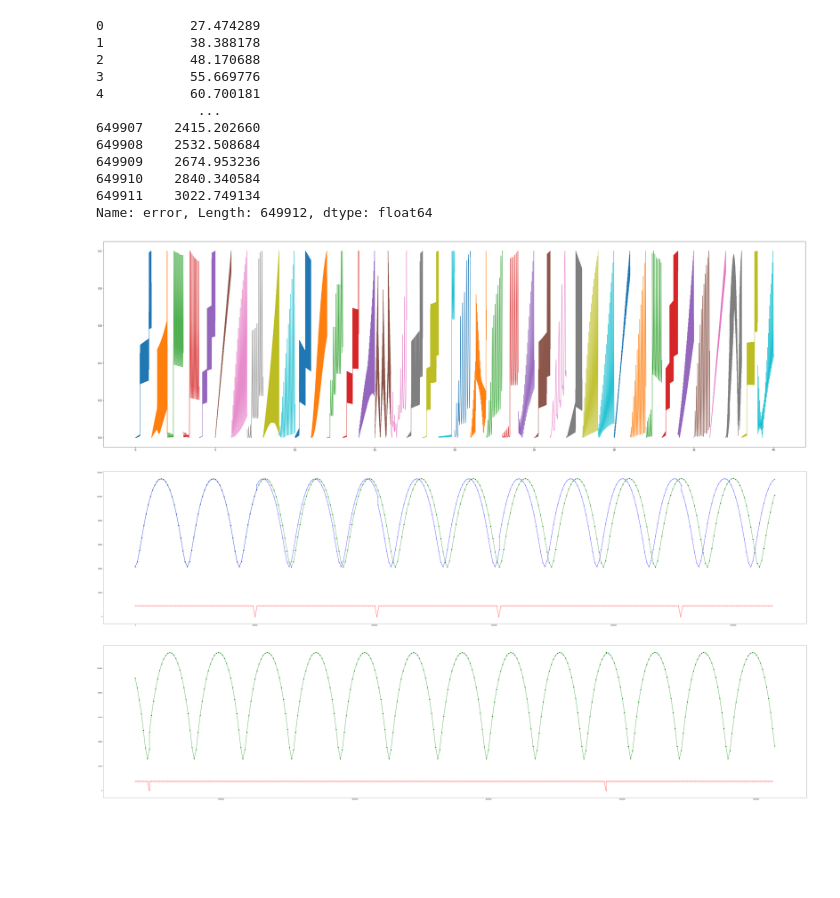
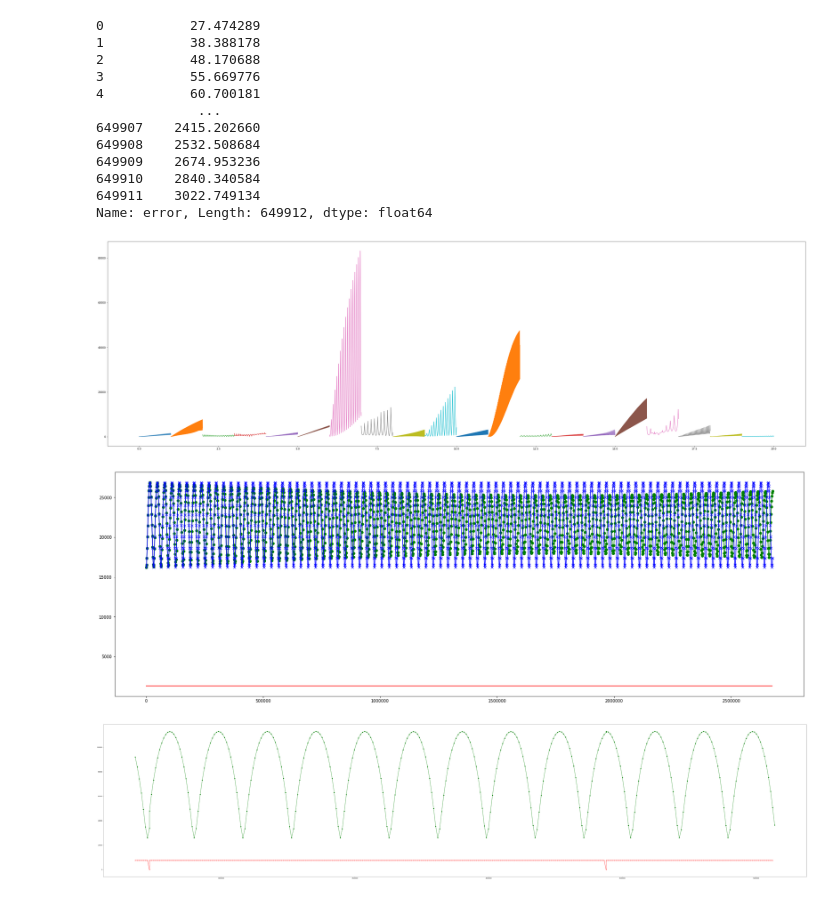
Before and after one commit to KirillRuSS/IDAO-2020, a Jupyter notebook: IDAO-2020.ipynb, the cells around one changed output. Cells and saved outputs as stored; diff of their text form; code cells hidden in the pictures; blank space fills up the shorter version.

```diff
--- a/IDAO-2020.ipynb
+++ b/IDAO-2020.ipynb
@@ -20,3 +21,17 @@ df.head()
 | 2 | 2 | 2014-01-01T01:33:26.001 | 0 | -10578.684043 | -10180.467460 | -24238.280949 | 0.277435 | -4.047522 | 0.723155 | -10571.858472 | -10145.939908 | ... |
 | 3 | 3 | 2014-01-01T02:20:09.001 | 0 | -9148.251857 | -20651.437460 | -20720.381279 | 0.715600 | -3.373762 | 1.722115 | -9149.620794 | -20618.200201 | ... |
 | 4 | 4 | 2014-01-01T03:06:52.002 | 0 | -6719.092336 | -28929.061629 | -14938.907967 | 0.992507 | -2.519732 | 2.344703 | -6729.358857 | -28902.271436 | ... |
+# %%
+for sat_id in df['sat_id'].unique():
+    sat = df[df.sat_id==sat_id]
+    sat_array = sat[['x_sim', 'y_sim', 'z_sim', 'Vx_sim', 'Vy_sim', 'Vz_sim']].to_numpy()
+    new_sat_array = sat[['x_sim', 'y_sim', 'z_sim', 'Vx_sim', 'Vy_sim', 'Vz_sim']].to_numpy()
+
+    j = 0
+    for i, dt in enumerate(sat['total_seconds'].diff().shift(-1)):
+        new_sat_array[i] = sat_array[i-j]
+        if dt < 1:
+            j+=1
+
+    sat[['x_sim', 'y_sim', 'z_sim', 'Vx_sim', 'Vy_sim', 'Vz_sim']]=new_sat_array
+    df[df.sat_id==sat_id]=sat
@@ -66,41 +87,41 @@ Name: error, Length: 649912, dtype: float64
 # %%
 plt.figure(figsize = (50, 15))
 
-for i in range(40):
+for i in range(0,20):
     n = len(df[df['sat_id']==i])
 
     x = np.linspace(1.0 * i, 1.0 * (i+1), num=n)
 
     y = df[df['sat_id']==i]['error']
-    y=y-y.min()
-    y=y/y.max()
+    #y=y-y.min()
+    #y=y/y.max()
 
     plt.plot(x,y)
 plt.show()
 # %% [output]
-[figure, old version]
+[figure, new version]
 # %%
-plt.figure(figsize = (90, 20))
-sat = df[df.sat_id==12]
+plt.figure(figsize = (30, 10))
+sat = df[df.sat_id==11]
 
 #x = np.linspace(0.0, 1.0, num=len(sat))
 x = sat['total_seconds']
 
 y=(sat.x**2 + sat.y**2 + sat.z**2)**0.5
 plt.plot(x,y, '-go')
 
 x = sat['total_seconds']
 y=(sat.x_sim**2 + sat.y_sim**2 + sat.z_sim**2)**0.5
 plt.plot(x,y, '-bx')
 
 x = np.linspace(0.0, sat['total_seconds'].max(), num=len(sat))
 
 
-plt.plot(x, sat['total_seconds'].diff().shift(-1), '-rx')
+plt.plot(x, sat['total_seconds'].diff().shift(-1), '-r')
 
 plt.show()
 # %% [output]
-[figure, old version]
+[figure, new version]
 # %%
 plt.figure(figsize = (90, 20))
 sat = df_test[df_test.sat_id==3]
```
Also changed, not shown: parts of 3 cells of this notebook, 3 other files.
